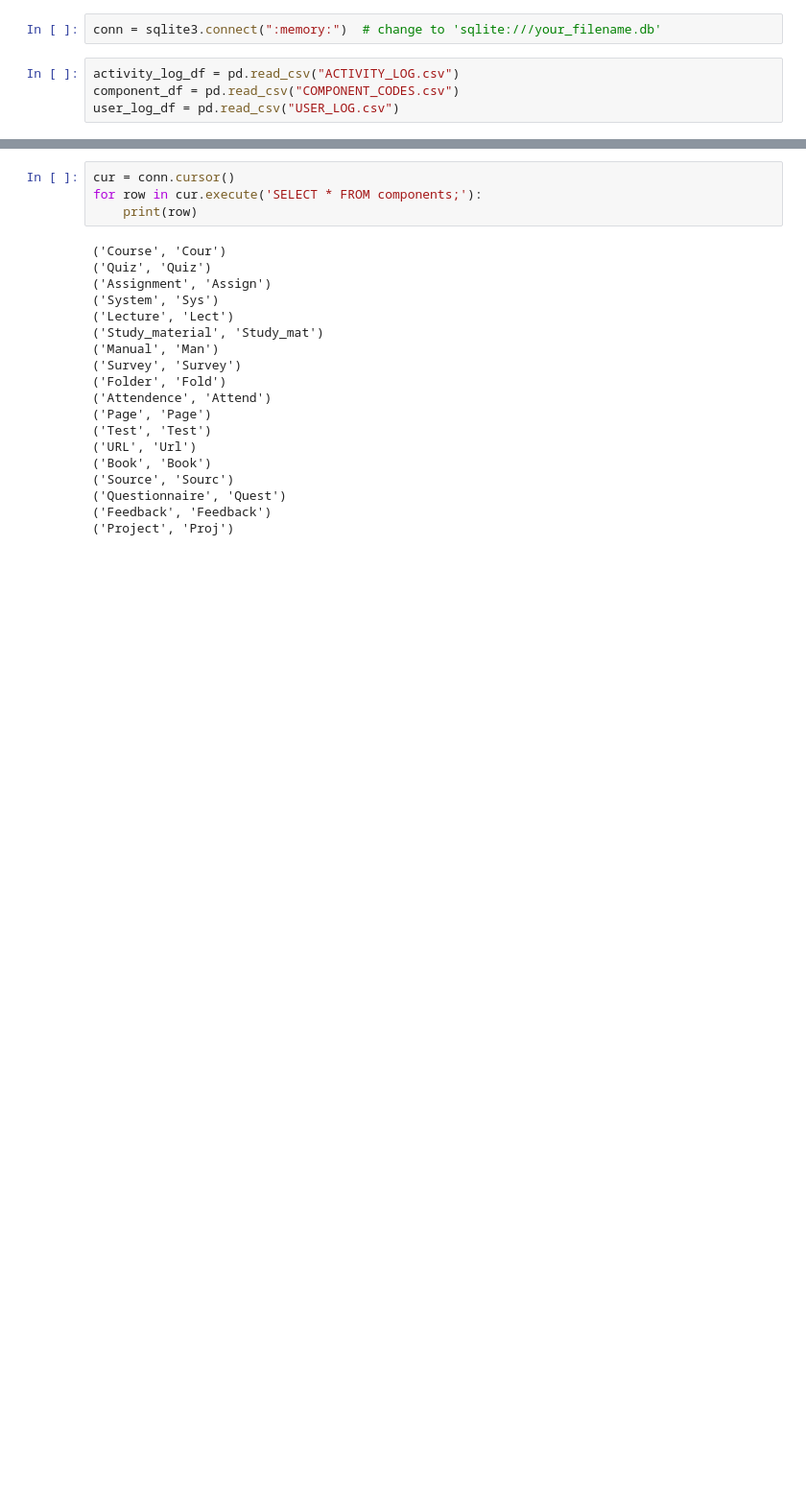
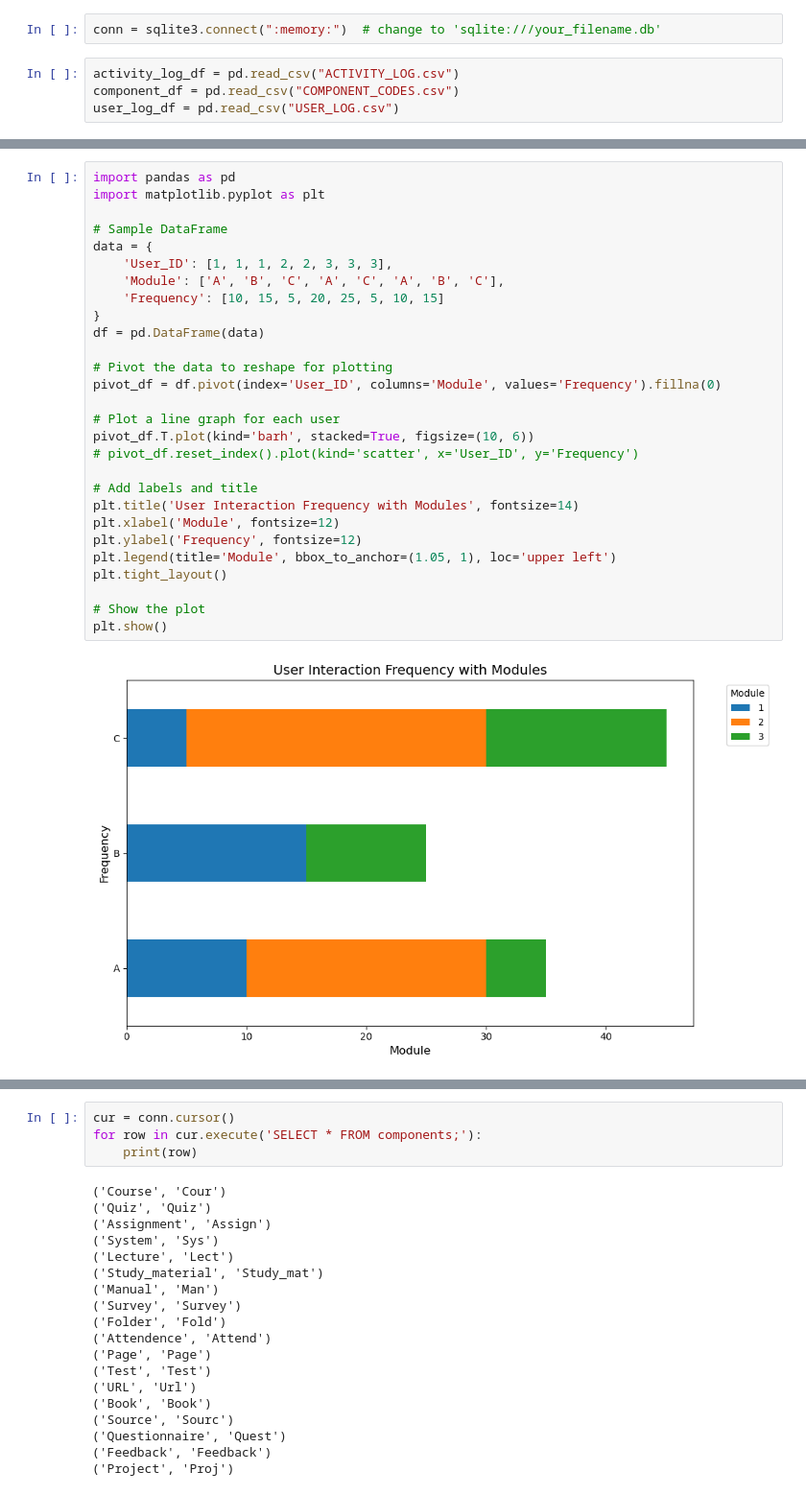
Before and after one commit to bubunyo/york-ap, a Jupyter notebook: summative/summative.ipynb, the cells around one changed output, grey strips where cells are left out. Shown: that part at 96% size. Cells and saved outputs as stored; diff of their text form; blank space fills up the shorter version.

```diff
--- a/summative/summative.ipynb
+++ b/summative/summative.ipynb
@@ -96,0 +244,30 @@ merge_log_df
+# %%
+import pandas as pd
+import matplotlib.pyplot as plt
+
+# Sample DataFrame
+data = {
+    'User_ID': [1, 1, 1, 2, 2, 3, 3, 3],
+    'Module': ['A', 'B', 'C', 'A', 'C', 'A', 'B', 'C'],
+    'Frequency': [10, 15, 5, 20, 25, 5, 10, 15]
+}
+df = pd.DataFrame(data)
+
+# Pivot the data to reshape for plotting
+pivot_df = df.pivot(index='User_ID', columns='Module', values='Frequency').fillna(0)
+
+# Plot a line graph for each user
+pivot_df.T.plot(kind='barh', stacked=True, figsize=(10, 6))
+# pivot_df.reset_index().plot(kind='scatter', x='User_ID', y='Frequency')
+
+# Add labels and title
+plt.title('User Interaction Frequency with Modules', fontsize=14)
+plt.xlabel('Module', fontsize=12)
+plt.ylabel('Frequency', fontsize=12)
+plt.legend(title='Module', bbox_to_anchor=(1.05, 1), loc='upper left')
+plt.tight_layout()
+
+# Show the plot
+plt.show()
+# %% [output]
+[figure, added]
```
Also changed, not shown: parts of 30 cells of this notebook, 6 other files.
